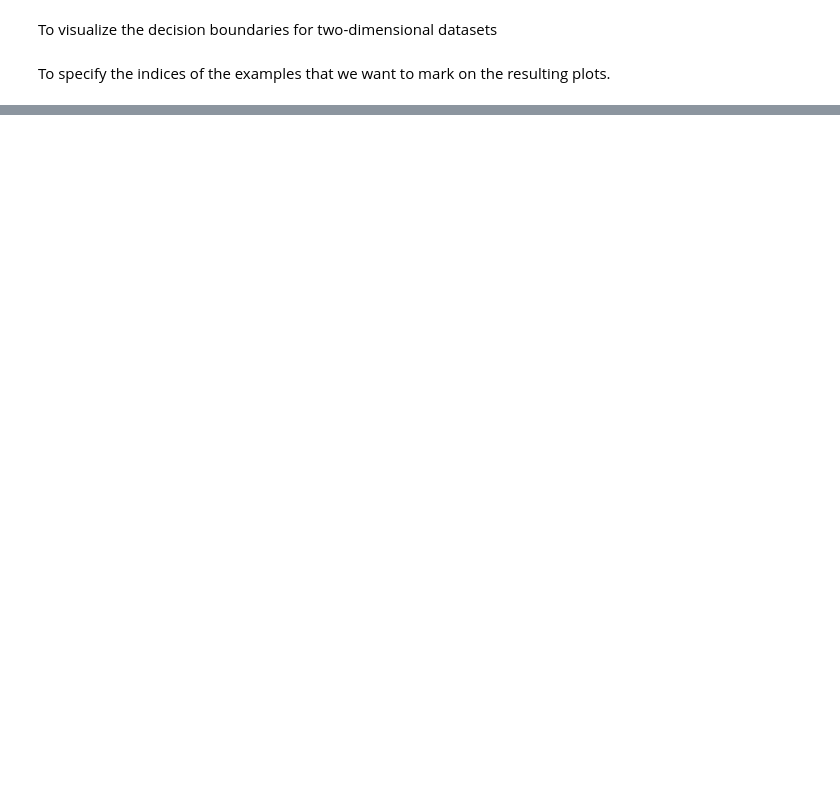
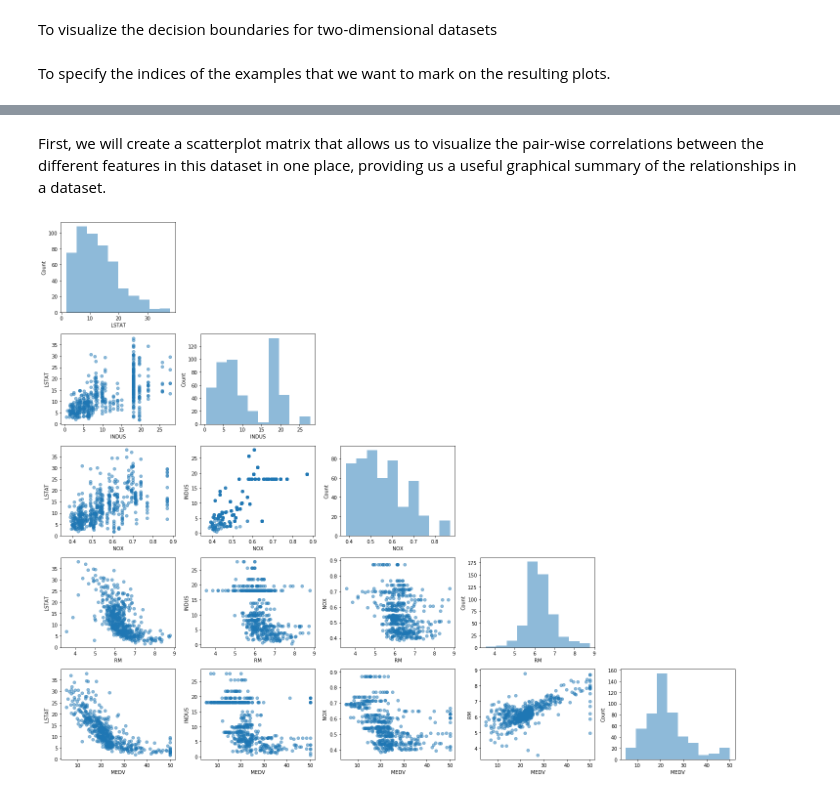
Before and after one commit to wallissoncarvalho/ml-fundamentals, a Jupyter notebook: 1. Supervised Learning.ipynb, the cells around one changed output, grey strips where cells are left out. Cells and saved outputs as stored; diff of their text form; code cells hidden in the pictures; blank space fills up the shorter version.

```diff
--- a/1. Supervised Learning.ipynb
+++ b/1. Supervised Learning.ipynb
@@ -141,0 +241,3 @@ plt.show()
+# %%
+boston = datasets.load_boston()
+print(boston['DESCR'][21:-1078])
@@ -141,0 +264,4 @@ plt.show()
+# %%
+df = pd.DataFrame(boston.data,columns=boston.feature_names)
+df = pd.concat([df,pd.DataFrame({'MEDV':boston.target})],axis=1)
+df.head()
@@ -141,0 +275,9 @@ plt.show()
+# %% [markdown]
+First, we will create a scatterplot matrix that allows us to visualize the pair-wise correlations between the different features in this dataset in one place, providing us a useful graphical summary of the relationships in a dataset.
+# %%
+cols = ['LSTAT', 'INDUS', 'NOX', 'RM', 'MEDV']
+scatterplotmatrix(df[cols].values,figsize=(20, 16),names=cols, alpha=0.5)
+plt.tight_layout()
+plt.show()
+# %% [output]
+[figure, added]
```
Also changed, not shown: parts of 44 cells of this notebook.
